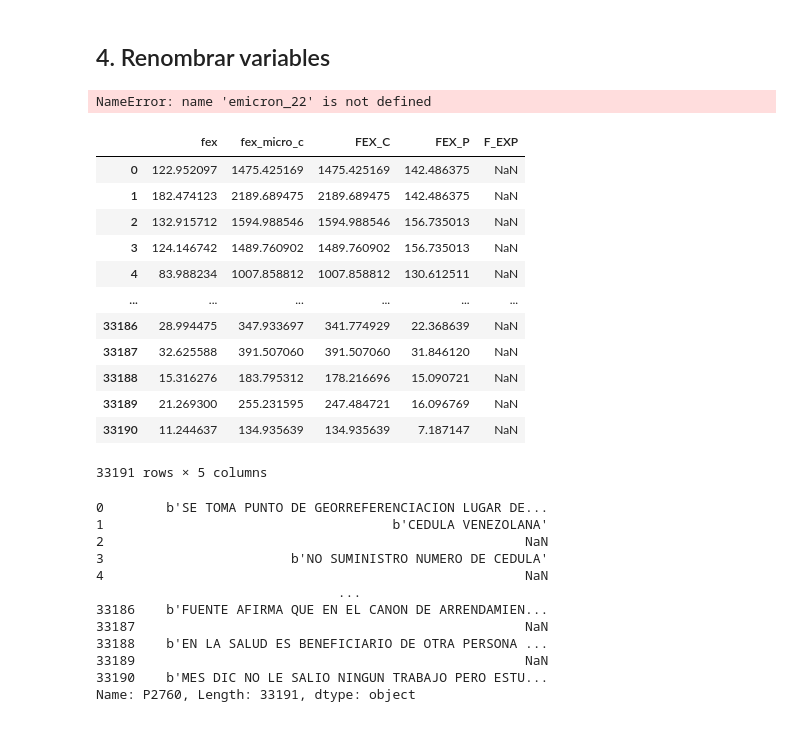
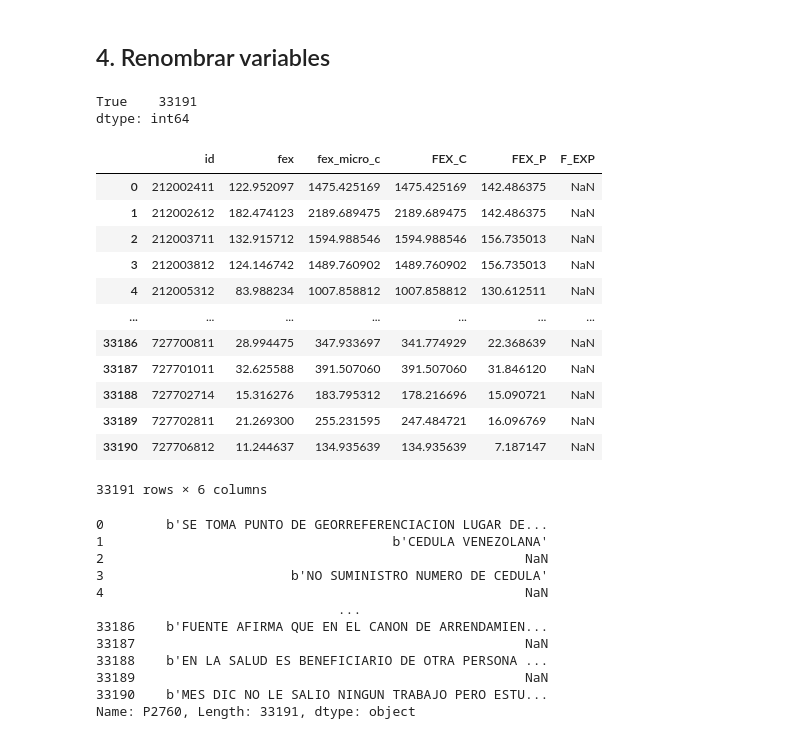
Before and after one commit to caravilaga/Repositorio_DANE, a Jupyter notebook: Descripcion emicron/EMICRON_22_23_STD.ipynb, the cells around one changed output. Drawn from its saved outputs; the diff is of its cells as text; code cells hidden in the pictures.

```diff
--- a/Descripcion emicron/EMICRON_22_23_STD.ipynb
+++ b/Descripcion emicron/EMICRON_22_23_STD.ipynb
@@ -357,24 +357,28 @@ nombre_estandar = {'P3053': 'UBICA',
 
 emicron_22.rename(columns=nombre_estandar, inplace=True)
 # %%
+emicron_22['OLA'] = 2022
 emicron_22.to_csv(r"D:\DANE - Contrato\2024\Operativo Barrido\Data\EMICRON_22_vf.csv", index= False)
-# %% [output]
-NameError: name 'emicron_22' is not defined
 # %%
 emicron_22 = pd.read_csv(r"D:\DANE - Contrato\2024\Operativo Barrido\Data\EMICRON_22_vf.csv", header=0)
+# %%
+(emicron_22['REMUNERACION_TOTAL'] == emicron_22[['SUELDOS','PRESTACIONES']].sum(axis = 1)).value_counts()
+# %% [output]
+True    33191
+dtype: int64
 # %%
-emicron_22[['fex','fex_micro_c','FEX_C','FEX_P','F_EXP']]
+emicron_22[['id','fex','fex_micro_c','FEX_C','FEX_P','F_EXP']]
 # %% [output]
-|  | fex | fex_micro_c | FEX_C | FEX_P | F_EXP |
-| 0 | 122.952097 | 1475.425169 | 1475.425169 | 142.486375 | NaN |
-| 1 | 182.474123 | 2189.689475 | 2189.689475 | 142.486375 | NaN |
-| 2 | 132.915712 | 1594.988546 | 1594.988546 | 156.735013 | NaN |
-| 3 | 124.146742 | 1489.760902 | 1489.760902 | 156.735013 | NaN |
-| 4 | 83.988234 | 1007.858812 | 1007.858812 | 130.612511 | NaN |
-| ... | ... | ... | ... | ... | ... |
-| 33186 | 28.994475 | 347.933697 | 341.774929 | 22.368639 | NaN |
-| 33187 | 32.625588 | 391.507060 | 391.507060 | 31.846120 | NaN |
-| 33188 | 15.316276 | 183.795312 | 178.216696 | 15.090721 | NaN |
-| 33189 | 21.269300 | 255.231595 | 247.484721 | 16.096769 | NaN |
-| 33190 | 11.244637 | 134.935639 | 134.935639 | 7.187147 | NaN |
+|  | id | fex | fex_micro_c | FEX_C | FEX_P | F_EXP |
+| 0 | 212002411 | 122.952097 | 1475.425169 | 1475.425169 | 142.486375 | NaN |
+| 1 | 212002612 | 182.474123 | 2189.689475 | 2189.689475 | 142.486375 | NaN |
+| 2 | 212003711 | 132.915712 | 1594.988546 | 1594.988546 | 156.735013 | NaN |
+| 3 | 212003812 | 124.146742 | 1489.760902 | 1489.760902 | 156.735013 | NaN |
+| 4 | 212005312 | 83.988234 | 1007.858812 | 1007.858812 | 130.612511 | NaN |
+| ... | ... | ... | ... | ... | ... | ... |
+| 33186 | 727700811 | 28.994475 | 347.933697 | 341.774929 | 22.368639 | NaN |
+| 33187 | 727701011 | 32.625588 | 391.507060 | 391.507060 | 31.846120 | NaN |
+| 33188 | 727702714 | 15.316276 | 183.795312 | 178.216696 | 15.090721 | NaN |
+| 33189 | 727702811 | 21.269300 | 255.231595 | 247.484721 | 16.096769 | NaN |
+| 33190 | 727706812 | 11.244637 | 134.935639 | 134.935639 | 7.187147 | NaN |
-33191 rows × 5 columns
+33191 rows × 6 columns
```
Also changed, not shown: parts of 33 cells of this notebook, 1 other file.
